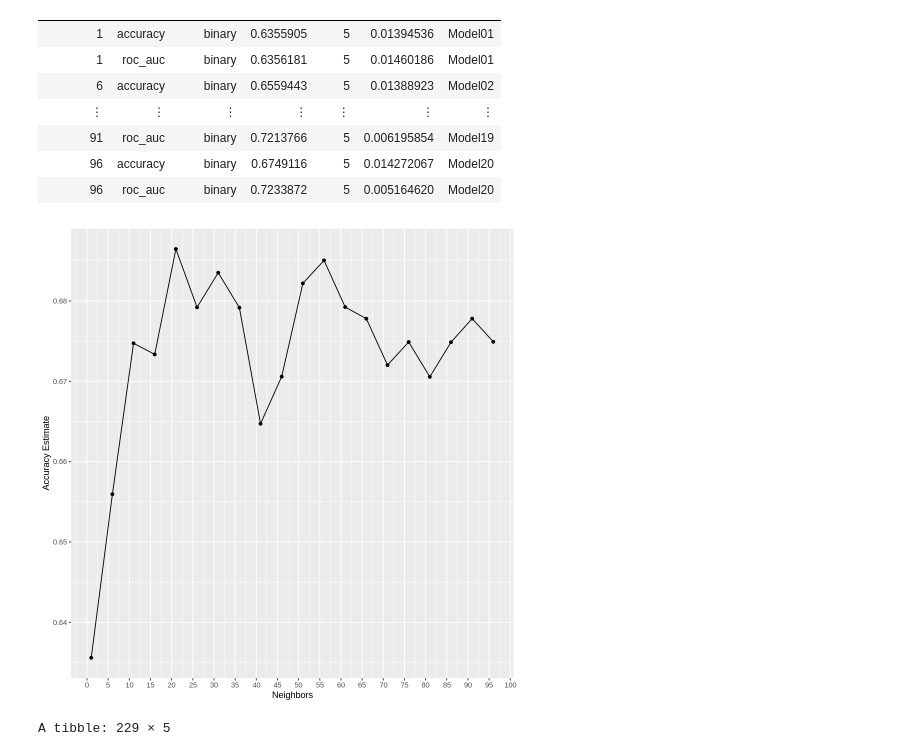
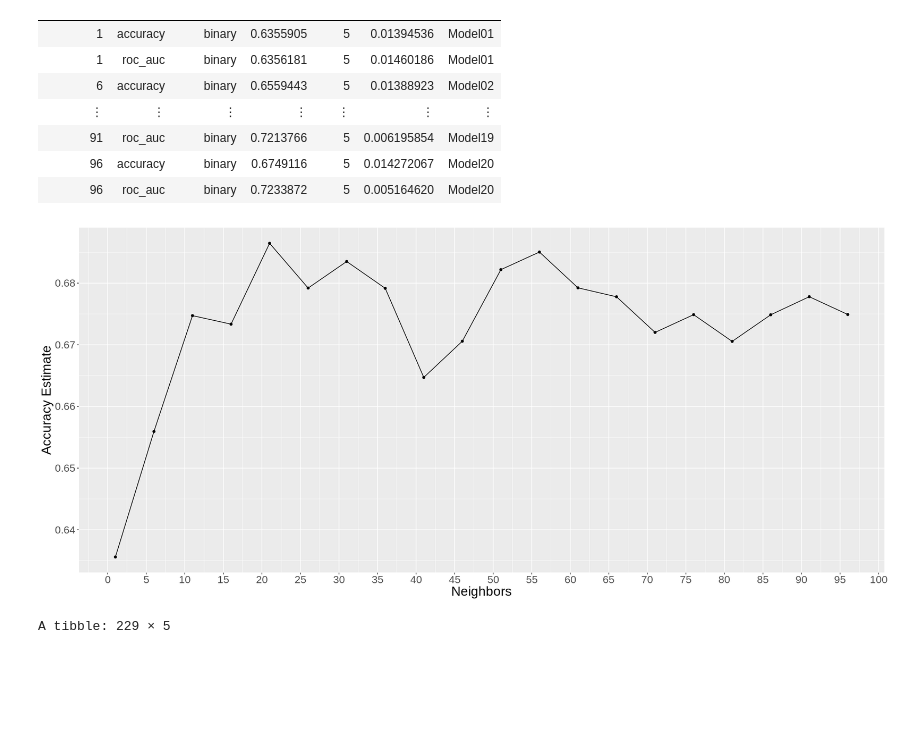
Before and after one commit to amasood01/Heart-Failure-Data--DSCI100, a Jupyter notebook: Group_project_report.ipynb, the cells around one changed output. Saved outputs shown, nothing was run; the diff lists cells and outputs as text; code cells hidden in the pictures; blank space fills up the shorter version.

Commit message:
Changed labels
Changed labels on graphs and adjusted text size on some as well

```diff
--- a/Group_project_report.ipynb
+++ b/Group_project_report.ipynb
@@ -243,17 +240,18 @@ A tibble: 40 × 7
 # %%
 set.seed(2000)
 accuracies <- heart_workflow %>%
 filter(.metric == "accuracy")
 
 
 accuracy_versus_k <- ggplot(accuracies, aes(x = neighbors, y = mean))+
  geom_point() +
  geom_line() +
  labs(x = "Neighbors", y = "Accuracy Estimate") +
- scale_x_continuous(breaks = seq(0, 100, by = 5))
+ scale_x_continuous(breaks = seq(0, 100, by = 5))+
+theme(text=element_text(size=20))
 accuracy_versus_k
 # %% [output]
-[figure, old version]
+[figure, new version]
 # %%
 heart_spec_2 <- nearest_neighbor(weight_func = "rectangular", neighbors = 21 ) %>%
   set_engine("kknn") %>%
```
Also changed, not shown: parts of 5 cells of this notebook.
